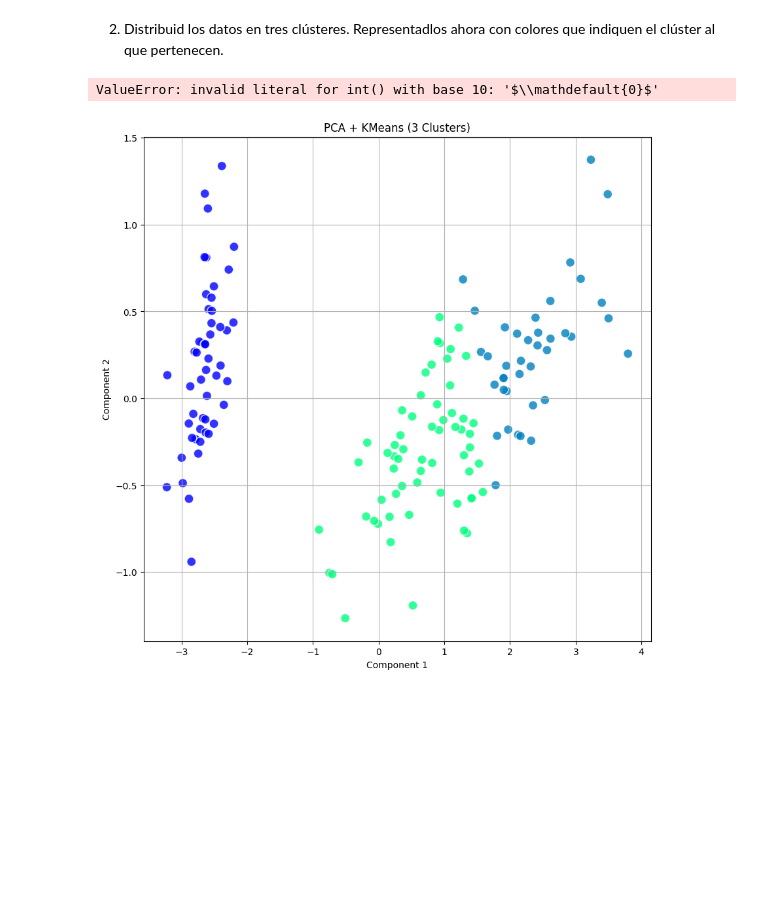
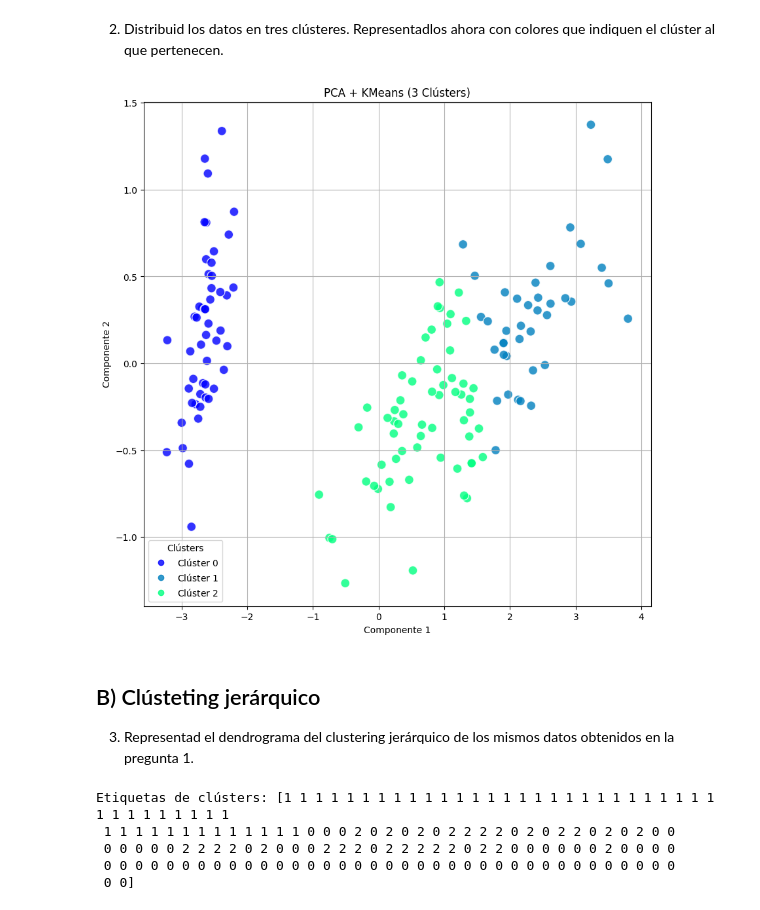
Before and after one commit to davidzz-code/IEDIB_2024_2025, a Jupyter notebook: 05 Sistemas Machine Learning/Cluster_k_means/tasca_4_David_Ramirez_Ruiz.ipynb, the cells around one changed output. Drawn from its saved outputs; the diff is of its cells as text; code cells hidden in the pictures; blank space fills up the shorter version.

```diff
--- a/05 Sistemas Machine Learning/Cluster_k_means/tasca_4_David_Ramirez_Ruiz.ipynb
+++ b/05 Sistemas Machine Learning/Cluster_k_means/tasca_4_David_Ramirez_Ruiz.ipynb
@@ -32,24 +32,38 @@ plt.show()
 # %%
 kmeans = KMeans(n_clusters=3, random_state=0, init='random', n_init=10, max_iter=300, tol=1e-04)
 clusters = kmeans.fit_predict(X_pca)
 
 df_pca['Cluster'] = clusters
 
 plt.figure(figsize=(10, 10))
 scatter = plt.scatter(df_pca['Component_1'], df_pca['Component_2'],
                       alpha=0.8, edgecolors='w', s=100,
                       c=df_pca['Cluster'], cmap='winter')
-plt.title('PCA + KMeans (3 Clusters)')
-plt.xlabel('Component 1')
-plt.ylabel('Component 2')
+plt.title('PCA + KMeans (3 Clústers)')
+plt.xlabel('Componente 1')
+plt.ylabel('Componente 2')
 plt.grid()
 
 handles, labels = scatter.legend_elements()
 
-labels = [f'Cluster {label}' for label in labels]
+labels = [f'Clúster {label}' for label in labels]
 
-plt.legend(handles, labels, title="Clusters", loc="best")
+plt.legend(handles, labels, title="Clústers", loc="best")
 plt.show()
 # %% [output]
-ValueError: invalid literal for int() with base 10: '$\\mathdefault{0}$'
-[figure, old version]
+[figure, new version]
+# %% [markdown]
+## B) Clústeting jerárquico
+
+3. Representad el dendrograma del clustering jerárquico de los mismos datos obtenidos en la pregunta 1.
+# %%
+from sklearn.cluster import AgglomerativeClustering
+ac = AgglomerativeClustering(n_clusters=3, metric='euclidean', linkage='complete')
+labels = ac.fit_predict(X)
+print('Etiquetas de clústers: %s' % labels)
+# %% [output]
+Etiquetas de clústers: [1 1 1 1 1 1 1 1 1 1 1 1 1 1 1 1 1 1 1 1 1 1 1 1 1 1 1 1 1 1 1 1 1 1 1 1 1
+ 1 1 1 1 1 1 1 1 1 1 1 1 1 0 0 0 2 0 2 0 2 0 2 2 2 2 0 2 0 2 2 0 2 0 2 0 0
+ 0 0 0 0 0 2 2 2 2 0 2 0 0 0 2 2 2 0 2 2 2 2 2 0 2 2 0 0 0 0 0 0 2 0 0 0 0
+ 0 0 0 0 0 0 0 0 0 0 0 0 0 0 0 0 0 0 0 0 0 0 0 0 0 0 0 0 0 0 0 0 0 0 0 0 0
+ 0 0]
```
Also changed, not shown: parts of 1 cell of this notebook.
